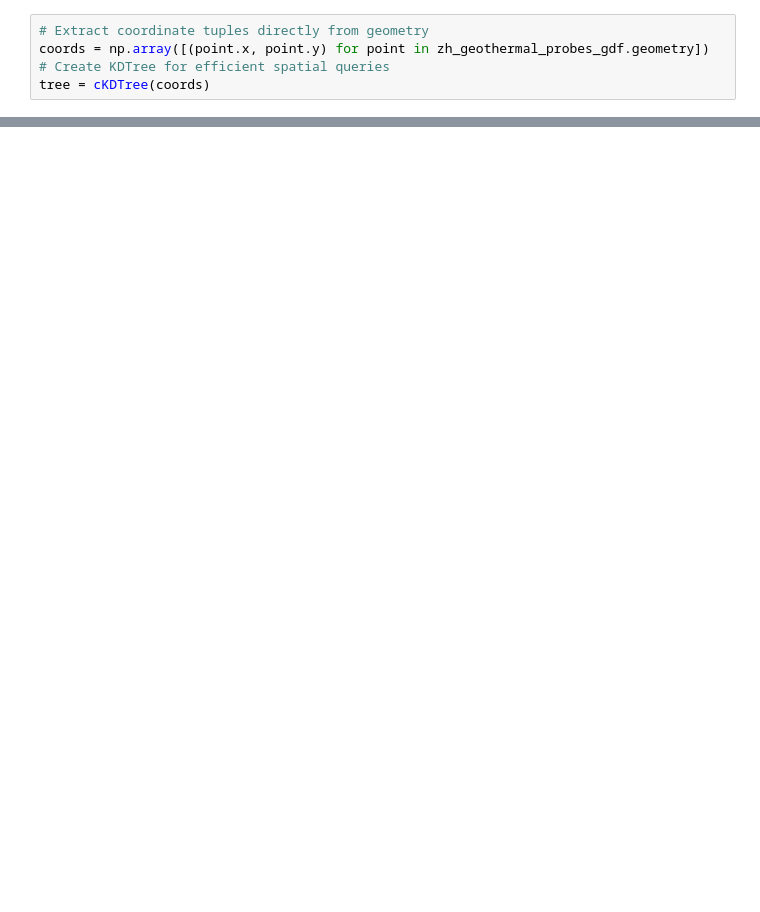
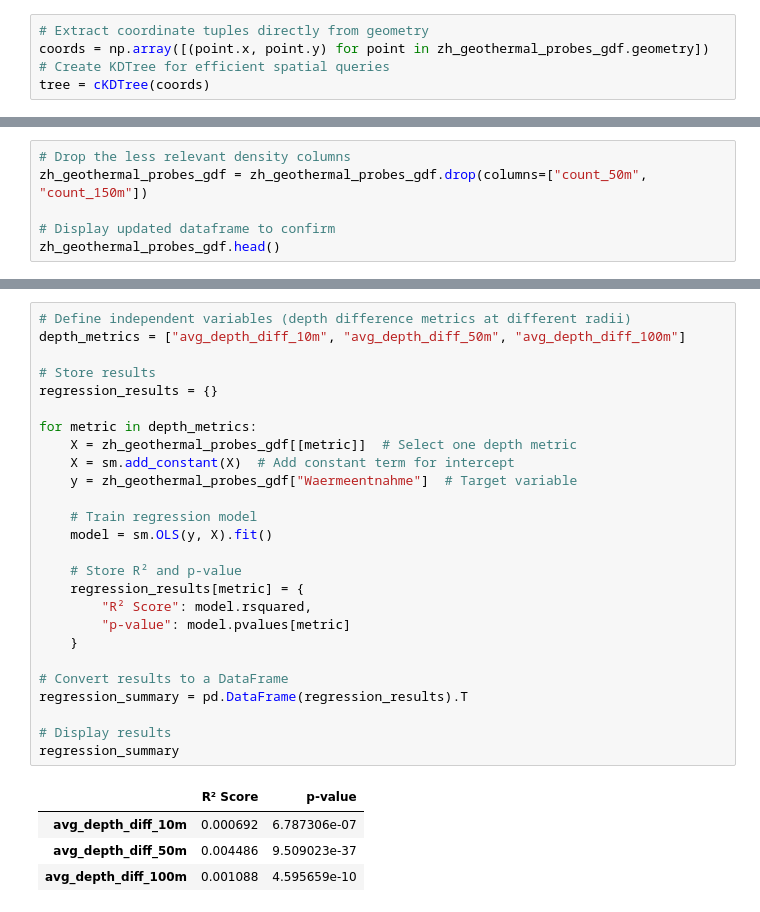
Before and after one commit to leinadher/GeoThesis, a Jupyter notebook: 05_transformation_zh_waermenutzungsatlas_bohrungen.ipynb, the cells around one changed output, grey strips where cells are left out. Cells and saved outputs as stored; diff of their text form; blank space fills up the shorter version.

```diff
--- a/05_transformation_zh_waermenutzungsatlas_bohrungen.ipynb
+++ b/05_transformation_zh_waermenutzungsatlas_bohrungen.ipynb
@@ -113,0 +310,6 @@ Computing radius 150m ...
+# %%
+# Drop the less relevant density columns
+zh_geothermal_probes_gdf = zh_geothermal_probes_gdf.drop(columns=["count_50m", "count_150m"])
+
+# Display updated dataframe to confirm
+zh_geothermal_probes_gdf.head()
@@ -113,0 +329,31 @@ Computing radius 150m ...
+# %%
+# Define independent variables (depth difference metrics at different radii)
+depth_metrics = ["avg_depth_diff_10m", "avg_depth_diff_50m", "avg_depth_diff_100m"]
+
+# Store results
+regression_results = {}
+
+for metric in depth_metrics:
+    X = zh_geothermal_probes_gdf[[metric]]  # Select one depth metric
+    X = sm.add_constant(X)  # Add constant term for intercept
+    y = zh_geothermal_probes_gdf["Waermeentnahme"]  # Target variable
+
+    # Train regression model
+    model = sm.OLS(y, X).fit()
+
+    # Store R² and p-value
+    regression_results[metric] = {
+        "R² Score": model.rsquared,
+        "p-value": model.pvalues[metric]
+    }
+
+# Convert results to a DataFrame
+regression_summary = pd.DataFrame(regression_results).T
+
+# Display results
+regression_summary
+# %% [output]
+|  | R² Score | p-value |
+| avg_depth_diff_10m | 0.000692 | 6.787306e-07 |
+| avg_depth_diff_50m | 0.004486 | 9.509023e-37 |
+| avg_depth_diff_100m | 0.001088 | 4.595659e-10 |
```
Also changed, not shown: parts of 33 cells of this notebook, 2 other files.
